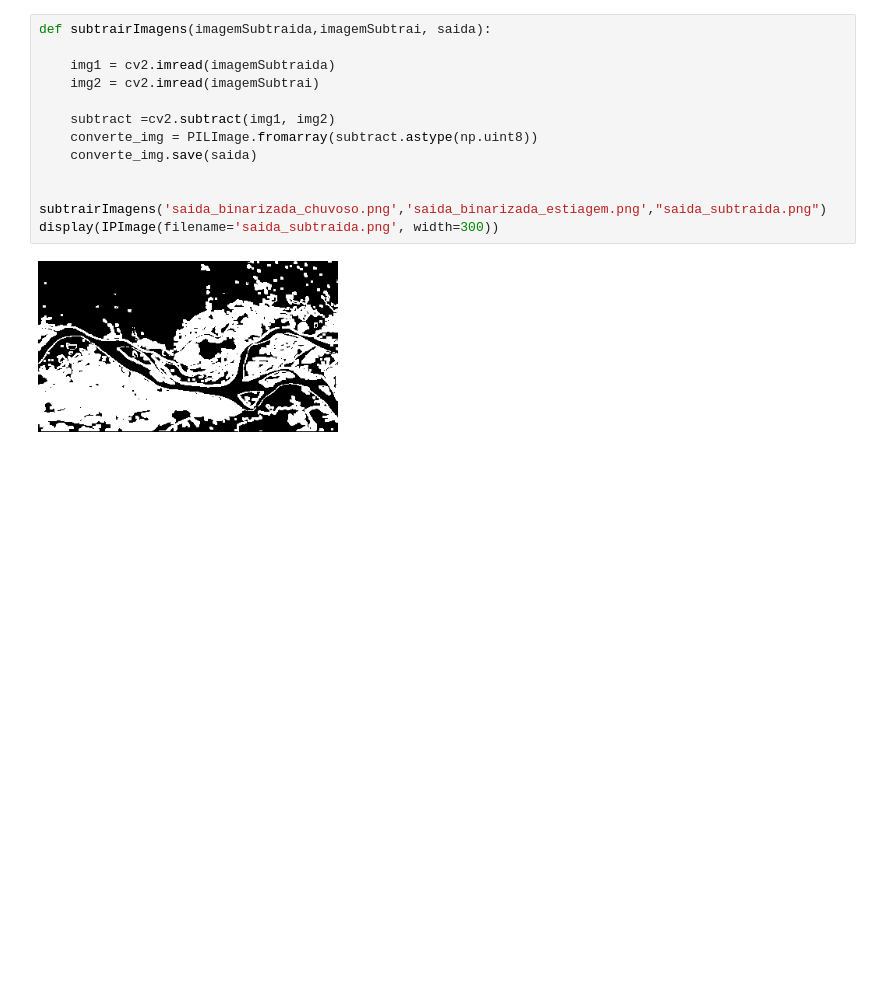
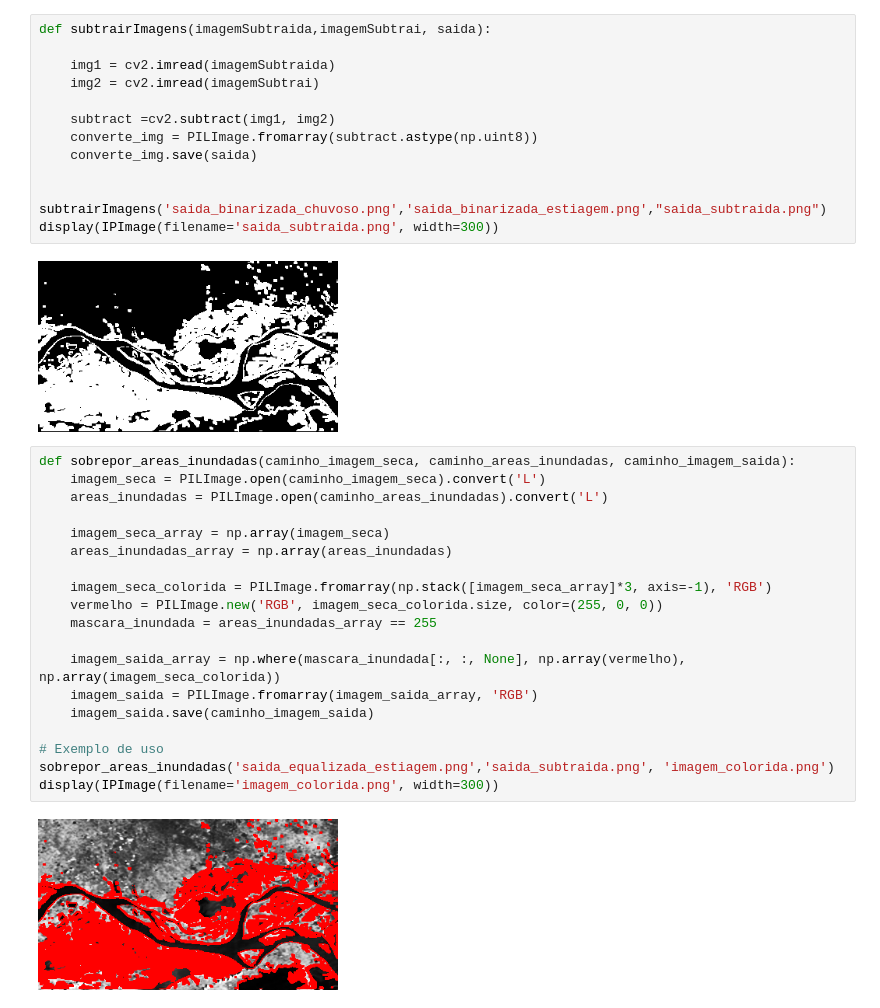
Before and after one commit to guilhermeMilani/operadores-morfologicos, a Jupyter notebook: OperadoresMorfologicos.ipynb, the cells around one changed output. Cells and saved outputs as stored; diff of their text form; blank space fills up the shorter version.

Commit message:
pintar de vermelho as áreas inundadas

```diff
--- a/OperadoresMorfologicos.ipynb
+++ b/OperadoresMorfologicos.ipynb
@@ -153,3 +153,24 @@ subtrairImagens('saida_binarizada_chuvoso.png','saida_binarizada_estiagem.png',"
 display(IPImage(filename='saida_subtraida.png', width=300))
 # %% [output]
 [figure]
+# %%
+def sobrepor_areas_inundadas(caminho_imagem_seca, caminho_areas_inundadas, caminho_imagem_saida):
+    imagem_seca = PILImage.open(caminho_imagem_seca).convert('L')
+    areas_inundadas = PILImage.open(caminho_areas_inundadas).convert('L')
+
+    imagem_seca_array = np.array(imagem_seca)
+    areas_inundadas_array = np.array(areas_inundadas)
+
+    imagem_seca_colorida = PILImage.fromarray(np.stack([imagem_seca_array]*3, axis=-1), 'RGB')
+    vermelho = PILImage.new('RGB', imagem_seca_colorida.size, color=(255, 0, 0))
+    mascara_inundada = areas_inundadas_array == 255
+
+    imagem_saida_array = np.where(mascara_inundada[:, :, None], np.array(vermelho), np.array(imagem_seca_colorida))
+    imagem_saida = PILImage.fromarray(imagem_saida_array, 'RGB')
+    imagem_saida.save(caminho_imagem_saida)
+
+# Exemplo de uso
+sobrepor_areas_inundadas('saida_equalizada_estiagem.png','saida_subtraida.png', 'imagem_colorida.png')
+display(IPImage(filename='imagem_colorida.png', width=300))
+# %% [output]
+[figure, added]
```
Also changed, not shown: 1 other file.
